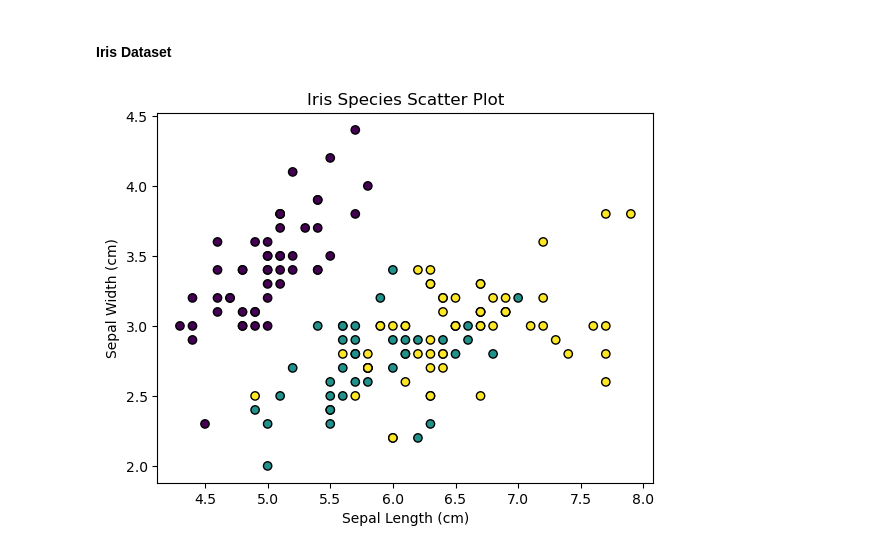
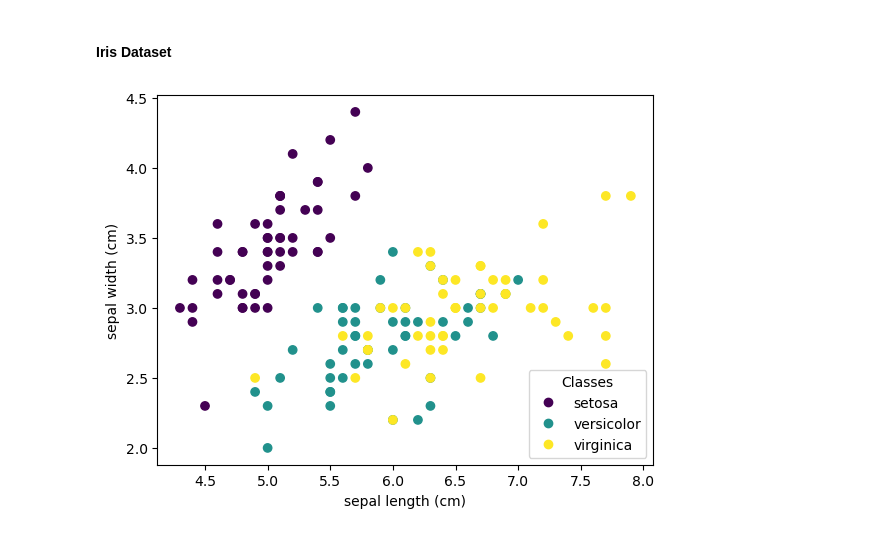
Before and after one commit to IanaraFer/pands-project, a Jupyter notebook: irisdataset.ipynb, the cells around one changed output. Drawn from its saved outputs; the diff is of its cells as text; code cells hidden in the pictures.

Commit message:
iris plot

```diff
--- a/irisdataset.ipynb
+++ b/irisdataset.ipynb
@@ -172,20 +172,14 @@ plt.show()
 [figure]
 # %% [markdown]
 #### Iris Dataset
-# %%
-# Extract features (sepal length and sepal width)
-X = iris.data[:, :2]
-y = iris.target
-
-# Create a scatter plot
-plt.scatter(X[:, 0], X[:, 1], c=y, cmap='viridis', edgecolor='k')
-
-# Add labels and title
-plt.xlabel("Sepal Length (cm)")
-plt.ylabel("Sepal Width (cm)")
-plt.title("Iris Species Scatter Plot")
-
-# Show the plot
-plt.show()
-# %% [output]
-[figure, removed]
+# %%
+import matplotlib.pyplot as plt
+
+_, ax = plt.subplots()
+scatter = ax.scatter(iris.data[:, 0], iris.data[:, 1], c=iris.target)
+ax.set(xlabel=iris.feature_names[0], ylabel=iris.feature_names[1])
+_ = ax.legend(
+    scatter.legend_elements()[0], iris.target_names, loc="lower right", title="Classes"
+)
+# %% [output]
+[figure, added]
```
Also changed, not shown: parts of 4 cells of this notebook.
